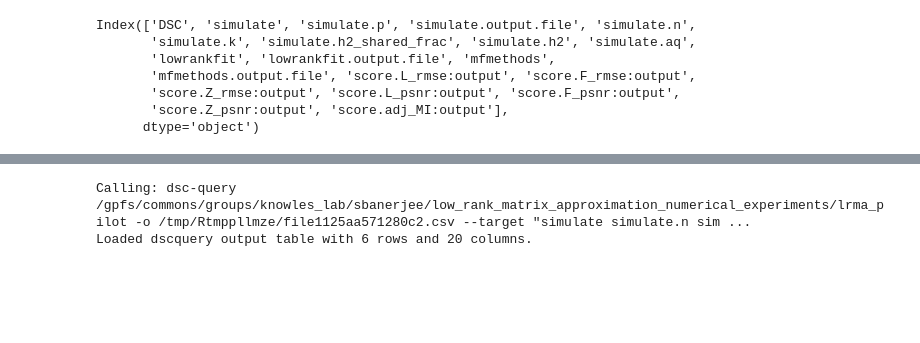
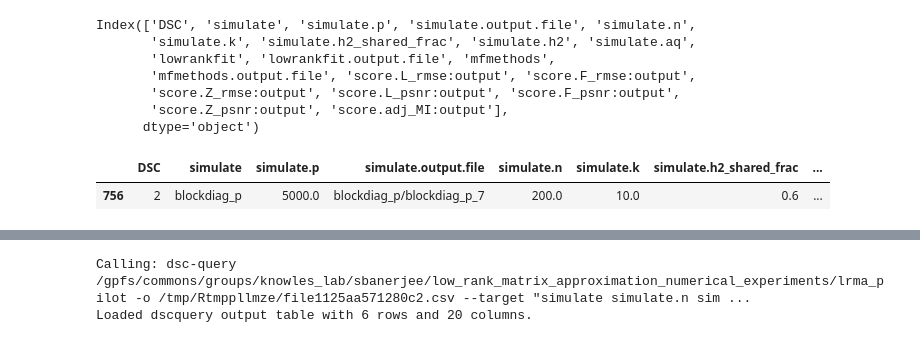
Before and after one commit to banskt/lrma-dsc, a Jupyter notebook: analysis/simulation_dscquery.ipynb, the cells around one changed output, grey strips where cells are left out. Cells and saved outputs as stored; diff of their text form; code cells hidden in the pictures; blank space fills up the shorter version.

```diff
--- a/analysis/simulation_dscquery.ipynb
+++ b/analysis/simulation_dscquery.ipynb
@@ -61,3 +74,8 @@ Index(['DSC', 'simulate', 'simulate.p', 'simulate.output.file', 'simulate.n',
        'score.Z_rmse:output', 'score.L_psnr:output', 'score.F_psnr:output',
        'score.Z_psnr:output', 'score.adj_MI:output'],
       dtype='object')
+# %%
+df.loc[[756]]
+# %% [output]
+|  | DSC | simulate | simulate.p | simulate.output.file | simulate.n | simulate.k | simulate.h2_shared_frac | ... |
+| 756 | 2 | blockdiag_p | 5000.0 | blockdiag_p/blockdiag_p_7 | 200.0 | 10.0 | 0.6 | ... |
```
Also changed, not shown: parts of 11 cells of this notebook, 1 other file.
